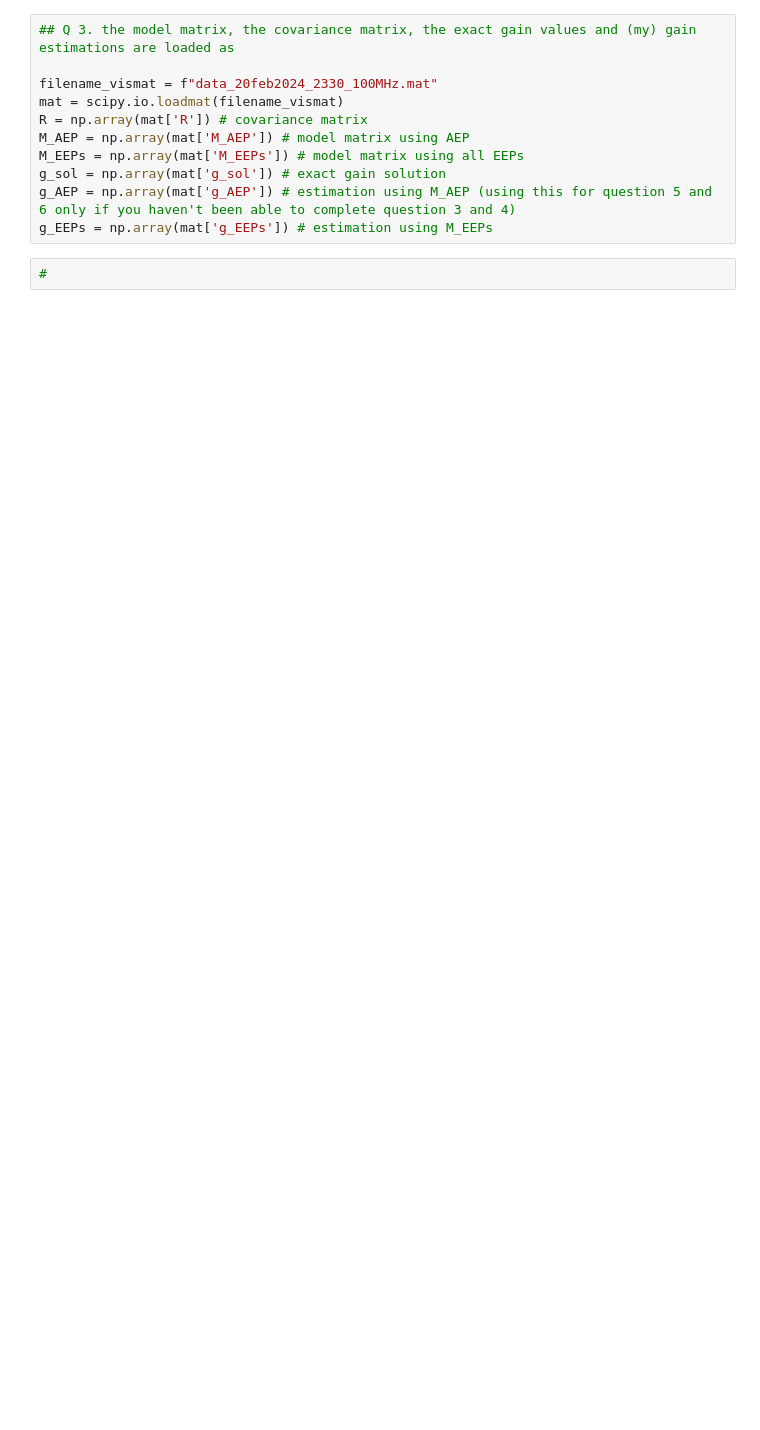
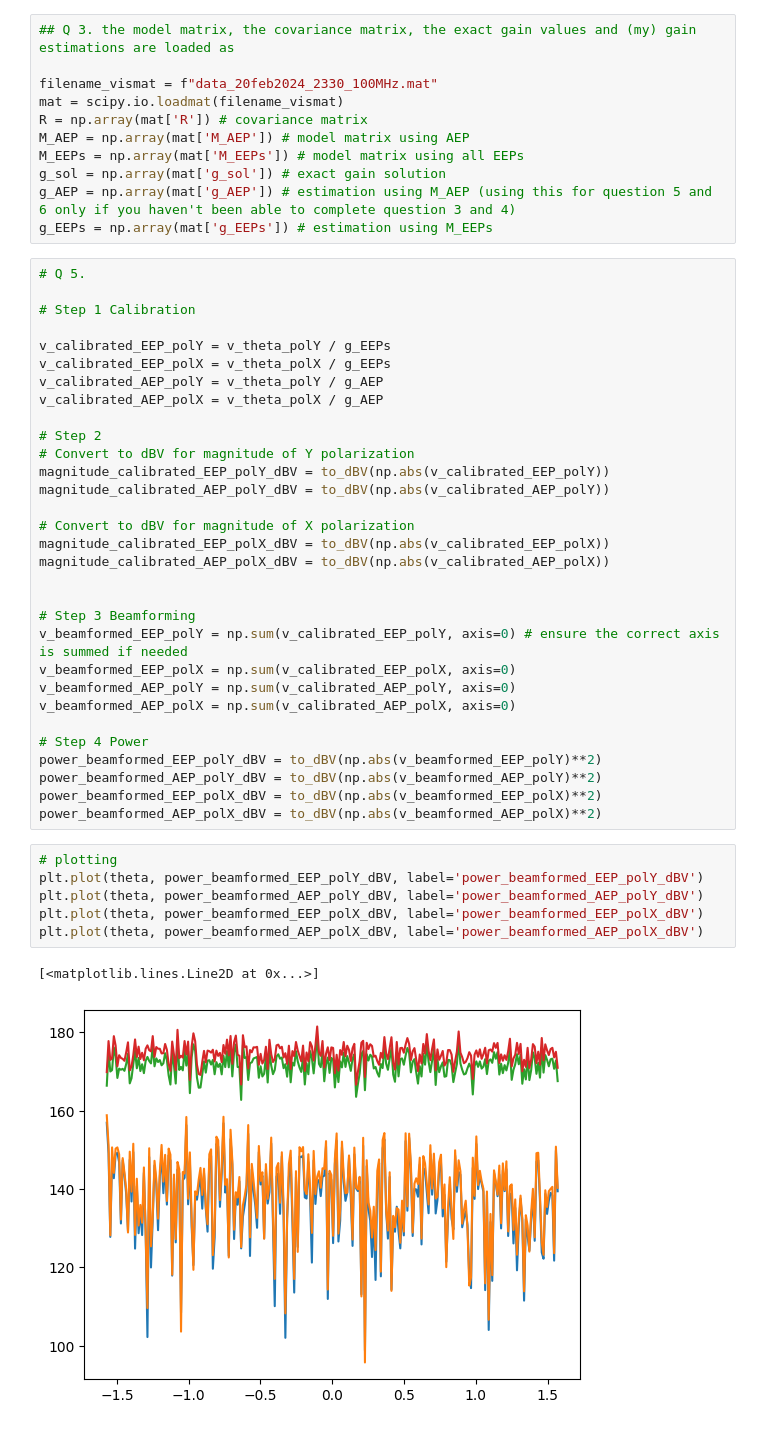
Before and after one commit to MaxTalberg/SKA-low-mini-project, a Jupyter notebook: harp_beam/CW.ipynb, the cells around one changed output. Saved outputs shown, nothing was run; the diff lists cells and outputs as text; blank space fills up the shorter version.

```diff
--- a/harp_beam/CW.ipynb
+++ b/harp_beam/CW.ipynb
@@ -41,5 +43,43 @@ M_EEPs = np.array(mat['M_EEPs']) # model matrix using all EEPs
 g_sol = np.array(mat['g_sol']) # exact gain solution
 g_AEP = np.array(mat['g_AEP']) # estimation using M_AEP (using this for question 5 and 6 only if you haven't been able to complete question 3 and 4)
 g_EEPs = np.array(mat['g_EEPs']) # estimation using M_EEPs
-# %%
-#
+# %%
+# Q 5.
+
+# Step 1 Calibration
+
+v_calibrated_EEP_polY = v_theta_polY / g_EEPs
+v_calibrated_EEP_polX = v_theta_polX / g_EEPs
+v_calibrated_AEP_polY = v_theta_polY / g_AEP
+v_calibrated_AEP_polX = v_theta_polX / g_AEP
+
+# Step 2
+# Convert to dBV for magnitude of Y polarization
+magnitude_calibrated_EEP_polY_dBV = to_dBV(np.abs(v_calibrated_EEP_polY))
+magnitude_calibrated_AEP_polY_dBV = to_dBV(np.abs(v_calibrated_AEP_polY))
+
+# Convert to dBV for magnitude of X polarization
+magnitude_calibrated_EEP_polX_dBV = to_dBV(np.abs(v_calibrated_EEP_polX))
+magnitude_calibrated_AEP_polX_dBV = to_dBV(np.abs(v_calibrated_AEP_polX))
+
+
+# Step 3 Beamforming
+v_beamformed_EEP_polY = np.sum(v_calibrated_EEP_polY, axis=0) # ensure the correct axis is summed if needed
+v_beamformed_EEP_polX = np.sum(v_calibrated_EEP_polX, axis=0)
+v_beamformed_AEP_polY = np.sum(v_calibrated_AEP_polY, axis=0)
+v_beamformed_AEP_polX = np.sum(v_calibrated_AEP_polX, axis=0)
+
+# Step 4 Power
+power_beamformed_EEP_polY_dBV = to_dBV(np.abs(v_beamformed_EEP_polY)**2)
+power_beamformed_AEP_polY_dBV = to_dBV(np.abs(v_beamformed_AEP_polY)**2)
+power_beamformed_EEP_polX_dBV = to_dBV(np.abs(v_beamformed_EEP_polX)**2)
+power_beamformed_AEP_polX_dBV = to_dBV(np.abs(v_beamformed_AEP_polX)**2)
+# %%
+# plotting
+plt.plot(theta, power_beamformed_EEP_polY_dBV, label='power_beamformed_EEP_polY_dBV')
+plt.plot(theta, power_beamformed_AEP_polY_dBV, label='power_beamformed_AEP_polY_dBV')
+plt.plot(theta, power_beamformed_EEP_polX_dBV, label='power_beamformed_EEP_polX_dBV')
+plt.plot(theta, power_beamformed_AEP_polX_dBV, label='power_beamformed_AEP_polX_dBV')
+# %% [output]
+[<matplotlib.lines.Line2D at 0x...>]
+[figure, added]
```
Also changed, not shown: parts of 2 cells of this notebook, 1 other file.
